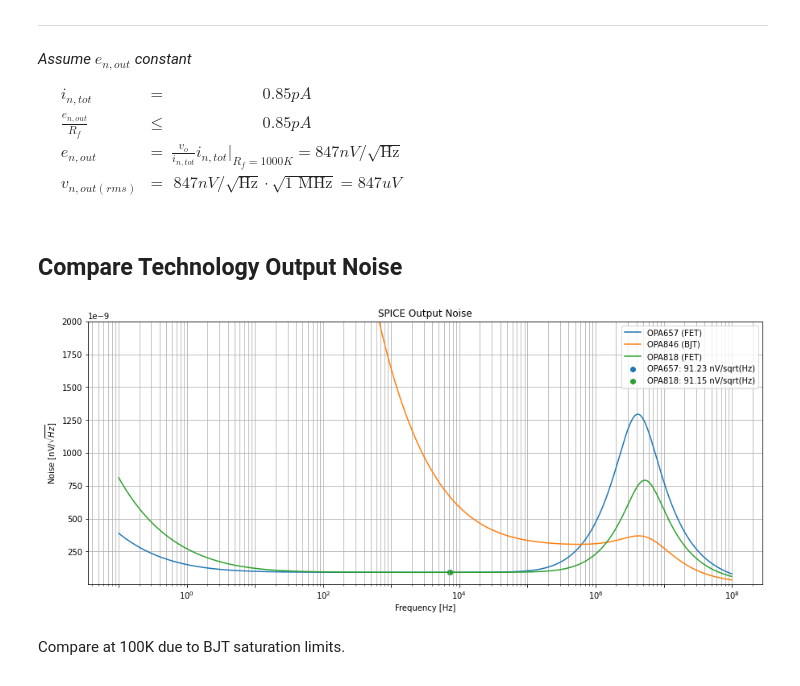
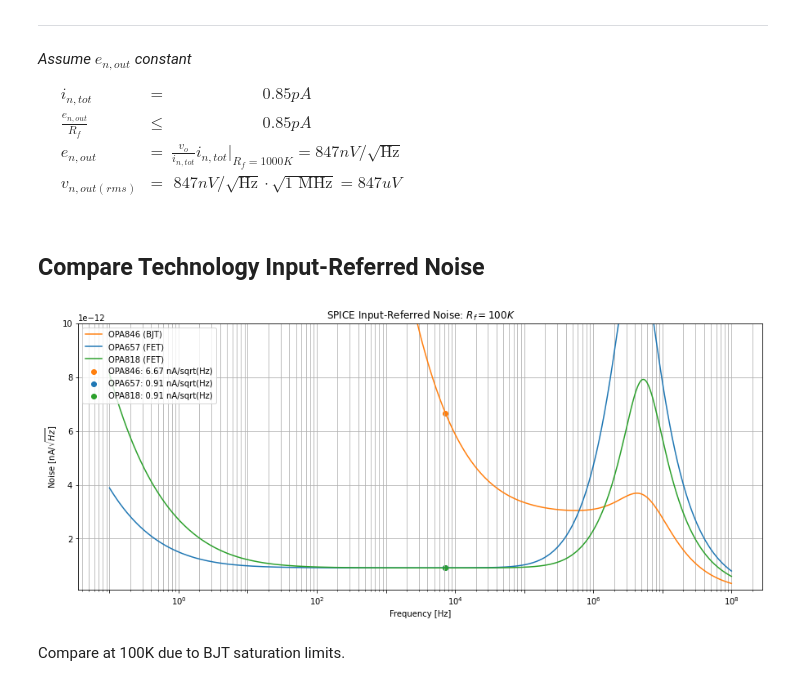
Before and after one commit to kegedy/EE538.1, a Jupyter notebook: kevin/project/check-in-presentation.ipynb, the cells around one changed output. Cells and saved outputs as stored; diff of their text form; code cells hidden in the pictures.

```diff
--- a/kevin/project/check-in-presentation.ipynb
+++ b/kevin/project/check-in-presentation.ipynb
@@ -191,31 +191,33 @@ inoise2 = df2['V(r1)']
 onoise3 = df3['V(onoise)']
 inoise3 = df3['V(r1)']
 # %% [markdown]
-## Compare Technology Output Noise
+## Compare Technology Input-Referred Noise
 # %%
 fig, ax = plt.subplots(1,figsize=(15,6))
-x1 = np.argmin(10*np.log10(onoise3/inoise3))
-label1 = f'OPA818: {round(onoise3[x1]*1e9,2)} nV/sqrt(Hz)'
-label2 = f'OPA657: {round(onoise1[x1]*1e9,2)} nV/sqrt(Hz)'
-ax.semilogx(freq, onoise1,label='OPA657 (FET)')
-ax.semilogx(freq, onoise2,label='OPA846 (BJT)')
-ax.semilogx(freq, onoise3,label='OPA818 (FET)')
-ax.scatter(freq[x1],onoise1[x1],label=label2,color='tab:blue')
-ax.scatter(freq[x1],onoise3[x1],label=label1,color='tab:green')
+x1 = np.argmin(10*np.log10((onoise3/inoise3)**2))
+label1 = f'OPA657: {round(onoise1[x1]/(100*1e3)*1e12,2)} nA/sqrt(Hz)'
+label2 = f'OPA846: {round(onoise2[x1]/(100*1e3)*1e12,2)} nA/sqrt(Hz)'
+label3 = f'OPA818: {round(onoise3[x1]/(100*1e3)*1e12,2)} nA/sqrt(Hz)'
+ax.semilogx(freq, onoise2/(100*1e3),label='OPA846 (BJT)',color='tab:orange')
+ax.semilogx(freq, onoise1/(100*1e3),label='OPA657 (FET)',color='tab:blue')
+ax.semilogx(freq, onoise3/(100*1e3),label='OPA818 (FET)',color='tab:green')
+ax.scatter(freq[x1],onoise2[x1]/(100*1e3),label=label2,color='tab:orange')
+ax.scatter(freq[x1],onoise1[x1]/(100*1e3),label=label1,color='tab:blue')
+ax.scatter(freq[x1],onoise3[x1]/(100*1e3),label=label3,color='tab:green')
 ax.grid(True,which='both')
 ax.set_xlabel('Frequency [Hz]')
-ax.set_ylabel(r'Noise [nV/$\sqrt{Hz}$]')
-ax.set_title(r'SPICE Output Noise')
-ax.ticklabel_format(style='sci', axis='y', scilimits=(-9,-9))
-ax.set_ylim(1e-9,2000e-9)
+ax.set_ylabel(r'Noise [nA/$\sqrt{Hz}$]')
+ax.set_title(r'SPICE Input-Referred Noise: $R_f = 100K$')
+ax.ticklabel_format(style='sci', axis='y', scilimits=(-12,-12))
+ax.set_ylim(.1e-12,10e-12)
 ax.xaxis.set_major_locator(LogLocator(numticks=15)) #(1)
 ax.xaxis.set_minor_locator(LogLocator(numticks=15,subs=np.arange(2,10))) #(2)
 for label in ax.xaxis.get_ticklabels()[::2]:
     label.set_visible(False) #(3)
 ax.legend()
 plt.show();
 # %% [output]
-[figure, old version]
+[figure, new version]
 # %% [markdown]
 Compare at 100K due to BJT saturation limits.
 # %% [markdown]
```
Also changed, not shown: parts of 16 cells of this notebook, 13 other files.
